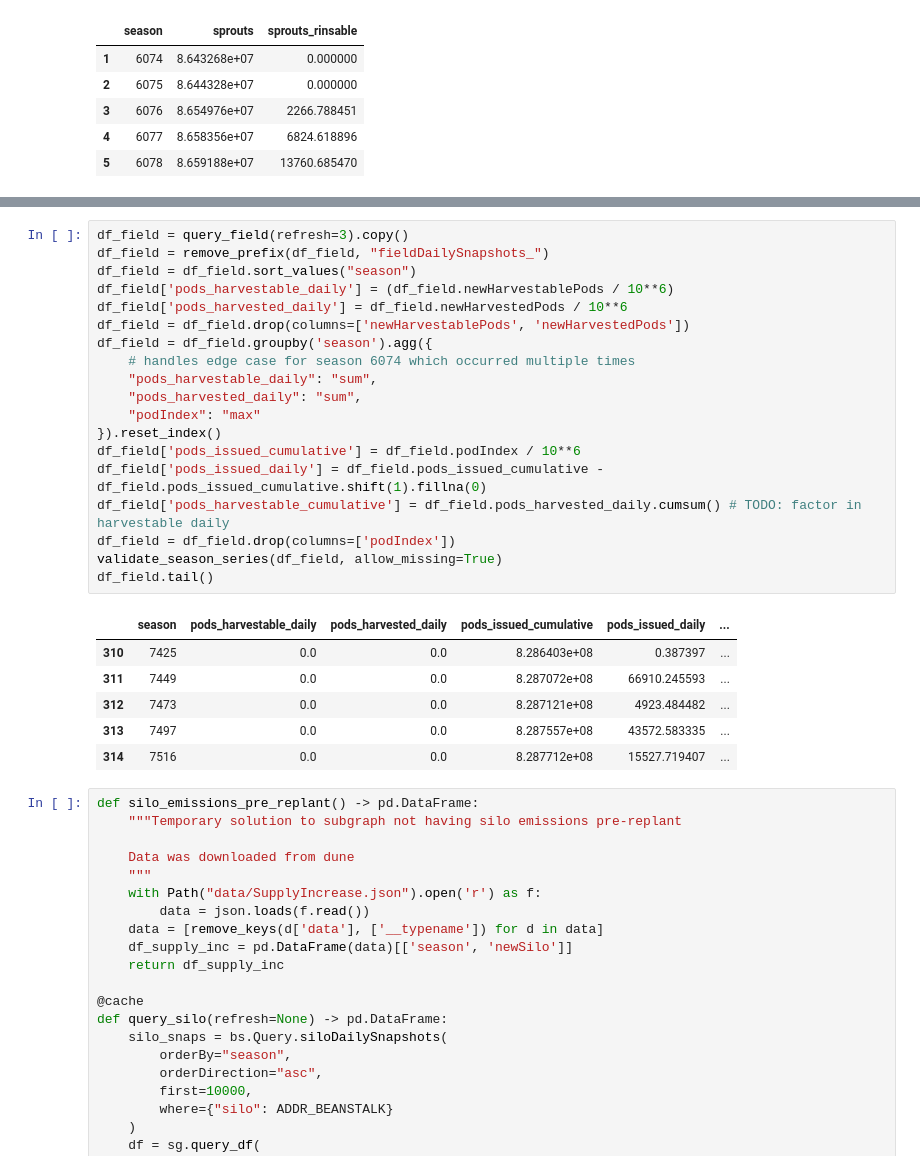
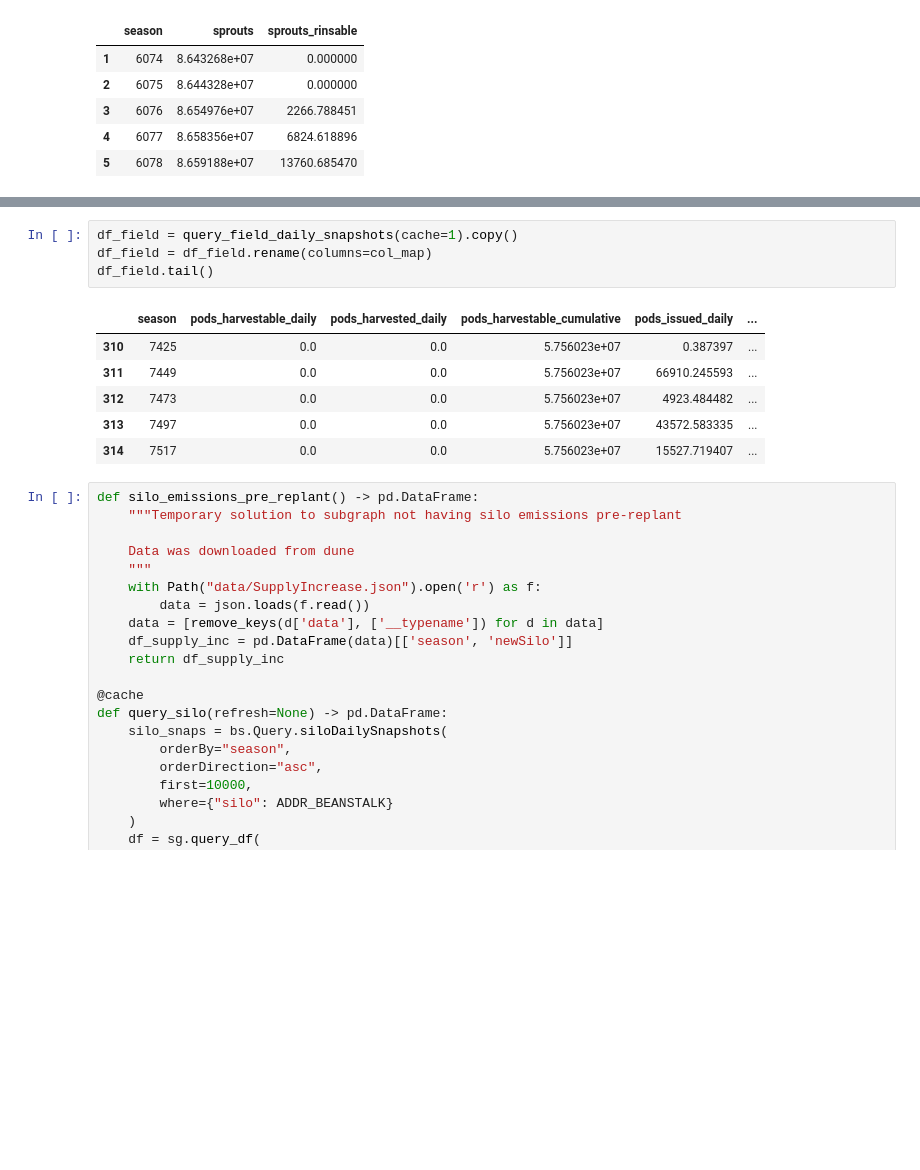
Before and after one commit to BeanstalkFarms/Beanstalk-Analytics, a Jupyter notebook: serverless/notebooks/prod/credit_profile.ipynb, the cells around one changed output, grey strips where cells are left out. Saved outputs shown, nothing was run; the diff lists cells and outputs as text; blank space fills up the shorter version.

```diff
--- a/serverless/notebooks/prod/credit_profile.ipynb
+++ b/serverless/notebooks/prod/credit_profile.ipynb
@@ -69,29 +66,14 @@ def query_field(refresh=None) -> pd.DataFrame:
-# %%
-df_field = query_field(refresh=3).copy()
-df_field = remove_prefix(df_field, "fieldDailySnapshots_")
-df_field = df_field.sort_values("season")
-df_field['pods_harvestable_daily'] = (df_field.newHarvestablePods / 10**6)
-df_field['pods_harvested_daily'] = df_field.newHarvestedPods / 10**6
-df_field = df_field.drop(columns=['newHarvestablePods', 'newHarvestedPods'])
-df_field = df_field.groupby('season').agg({
-    # handles edge case for season 6074 which occurred multiple times
-    "pods_harvestable_daily": "sum",
-    "pods_harvested_daily": "sum",
-    "podIndex": "max"
-}).reset_index()
-df_field['pods_issued_cumulative'] = df_field.podIndex / 10**6
-df_field['pods_issued_daily'] = df_field.pods_issued_cumulative - df_field.pods_issued_cumulative.shift(1).fillna(0)
-df_field['pods_harvestable_cumulative'] = df_field.pods_harvested_daily.cumsum() # TODO: factor in harvestable daily
-df_field = df_field.drop(columns=['podIndex'])
-validate_season_series(df_field, allow_missing=True)
-df_field.tail()
-# %% [output]
-|  | season | pods_harvestable_daily | pods_harvested_daily | pods_issued_cumulative | pods_issued_daily | ... |
-| 310 | 7425 | 0.0 | 0.0 | 8.286403e+08 | 0.387397 | ... |
-| 311 | 7449 | 0.0 | 0.0 | 8.287072e+08 | 66910.245593 | ... |
-| 312 | 7473 | 0.0 | 0.0 | 8.287121e+08 | 4923.484482 | ... |
-| 313 | 7497 | 0.0 | 0.0 | 8.287557e+08 | 43572.583335 | ... |
-| 314 | 7516 | 0.0 | 0.0 | 8.287712e+08 | 15527.719407 | ... |
+# %%
+df_field = query_field_daily_snapshots(cache=1).copy()
+df_field = df_field.rename(columns=col_map)
+df_field.tail()
+# %% [output]
+|  | season | pods_harvestable_daily | pods_harvested_daily | pods_harvestable_cumulative | pods_issued_daily | ... |
+| 310 | 7425 | 0.0 | 0.0 | 5.756023e+07 | 0.387397 | ... |
+| 311 | 7449 | 0.0 | 0.0 | 5.756023e+07 | 66910.245593 | ... |
+| 312 | 7473 | 0.0 | 0.0 | 5.756023e+07 | 4923.484482 | ... |
+| 313 | 7497 | 0.0 | 0.0 | 5.756023e+07 | 43572.583335 | ... |
+| 314 | 7517 | 0.0 | 0.0 | 5.756023e+07 | 15527.719407 | ... |
 # %%
 def silo_emissions_pre_replant() -> pd.DataFrame:
     """Temporary solution to subgraph not having silo emissions pre-replant
```
Also changed, not shown: parts of 4 cells of this notebook, 3 other files.
